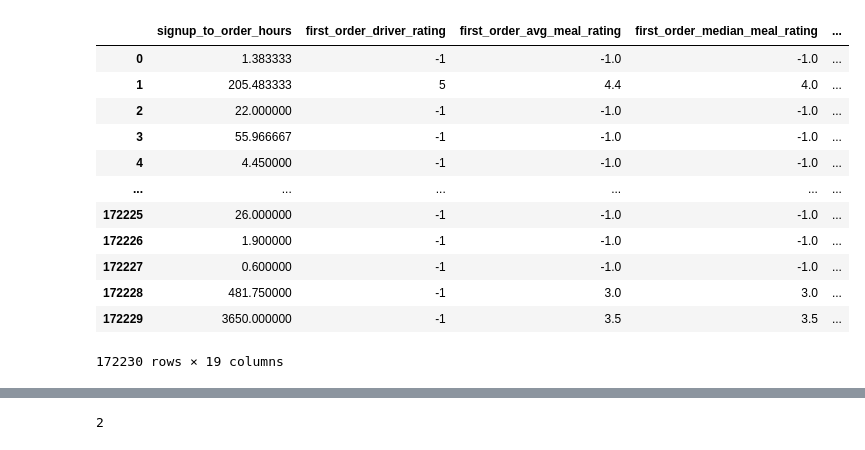
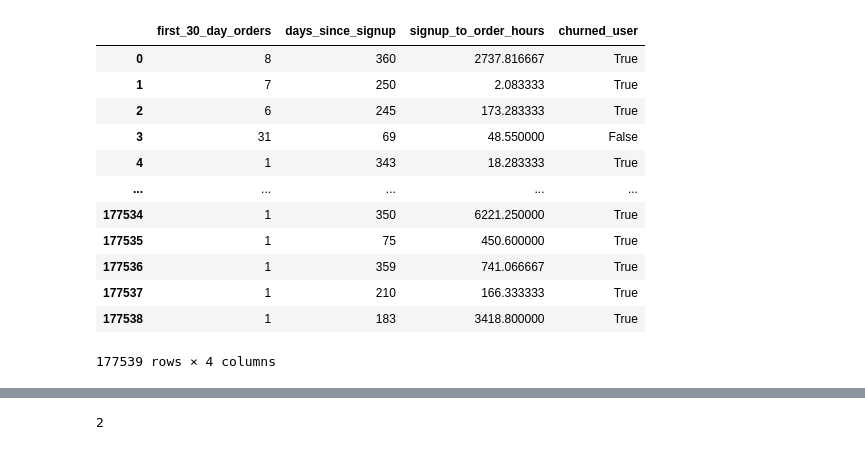
Before and after one commit to joesanfilippo/food_delivery_churn, a Jupyter notebook: notebooks/eda_notebook.ipynb, the cells around one changed output, grey strips where cells are left out. Saved outputs shown, nothing was run; the diff lists cells and outputs as text; code cells hidden in the pictures.

```diff
--- a/notebooks/eda_notebook.ipynb
+++ b/notebooks/eda_notebook.ipynb
@@ -20,8 +21,18 @@ from sklearn.metrics import roc_curve, auc, recall_score
 from matplotlib.ticker import PercentFormatter, StrMethodFormatter
 # %%
 def poll_job(s, redash_url, job):
+    """ Example code adopted from https://github.com/getredash/redash-toolbelt/blob/master/redash_toolbelt/examples/refresh_query.py
+    Args:
+        s (Request Session): A session from HTTP requests library
+        redash_url: Url of the Redash website to use
+        job: json job returned from the session response
+
+    Returns:
+        None
+        Polls Redash API for a query result
+    """
     while job['status'] not in (3,4):
-        response = s.get('{}/api/jobs/{}'.format(redash_url, job['id']))
+        response = s.get(f"{redash_url}/api/jobs/{job['id']}")
         job = response.json()['job']
         time.sleep(1)
 
@@ -31,10 +42,23 @@ def poll_job(s, redash_url, job):
     return None
 # %%
 def get_fresh_query_result(redash_url, query_id, api_key, params):
+    """ Example code adopted from https://github.com/getredash/redash-toolbelt/blob/master/redash_toolbelt/examples/refresh_query.py
+    Args:
+        redash_url (str): Url of the Redash website to use
+        query_id (int): Unique identifier of the query stored in Redash system
+        api_key (str): The Redash user's unique API key
+        params (dict): A dictionary of optional parameters to use in the format key = Param Name, value = Param value
+
+    Returns:
+        None
+        Polls Redash API for a query result
+    """
     s = requests.Session()
-    s.headers.update({'Authorization': 'Key {}'.format(api_key)})
+    s.headers.update({'Authorization': f"Key {api_key}"})
 
-    response = s.post('{}/api/queries/{}/refresh'.format(redash_url, query_id), params=params)
+    payload = dict(max_age=0, parameters=params)
+
+    response = s.post(f"{redash_url}/api/queries/{query_id}/results", data = json.dumps(payload))
 
     if response.status_code != 200:
         raise Exception('Refresh failed.')
@@ -42,7 +66,7 @@ def get_fresh_query_result(redash_url, query_id, api_key, params):
     result_id = poll_job(s, redash_url, response.json()['job'])
 
     if result_id:
-        response = s.get('{}/api/queries/{}/results/{}.json'.format(redash_url, query_id, result_id))
+        response = s.get(f"{redash_url}/api/queries/{query_id}/results/{result_id}.json")
         if response.status_code != 200:
             raise Exception('Failed getting results.')
     else:
@@ -58,0 +102,7 @@ churn_df = pd.DataFrame(churn_query)
+# %%
+params = {'p_param': ''}
+query_id = 714507
+api_key = os.environ['REDASH_API_KEY']
+link = os.environ['REDASH_LINK']
+churn_results = get_fresh_query_result(link, query_id, api_key, params)
+churn_df = pd.DataFrame(churn_results)
@@ -61,7 +127,7 @@ churn_df.columns = [col.lower() for col in churn_df.columns.tolist()]
 churn_df.signup_time_utc = pd.to_datetime(churn_df.signup_time_utc)
 churn_df.last_order_time_utc = pd.to_datetime(churn_df.last_order_time_utc)
 churn_df.first_order_delivered_on_time = churn_df.first_order_delivered_on_time.astype(bool)
-churn_df['first_order_discount_percent'] = churn_df.first_order_discount_amount / churn_df.first_order_gmv
+# churn_df['first_order_discount_percent'] = churn_df.first_order_discount_amount / churn_df.first_order_gmv
 signup_date = churn_df.signup_time_utc.map(lambda x: x.floor('D'))
 churn_df['days_since_signup'] = (pd.to_datetime('today').floor('D') - signup_date).map(lambda x: x.days)
 churn_date = pd.to_datetime('today').floor('D') - pd.Timedelta(days=30)
@@ -122,18 +188,18 @@ kde_columns
 # %%
 kde_data = churn_df.select_dtypes(include=[np.number, 'boolean']).drop('user_id', axis=1)
 kde_cols = kde_data.iloc[:,:kde_data.shape[1] - 1].columns.to_list()
-kde_data
+kde_data.loc[:,['first_30_day_orders','days_since_signup', 'signup_to_order_hours', 'churned_user']]
 # %% [output]
-|  | signup_to_order_hours | first_order_driver_rating | first_order_avg_meal_rating | first_order_median_meal_rating | ... |
-| 0 | 1.383333 | -1 | -1.0 | -1.0 | ... |
-| 1 | 205.483333 | 5 | 4.4 | 4.0 | ... |
-| 2 | 22.000000 | -1 | -1.0 | -1.0 | ... |
-| 3 | 55.966667 | -1 | -1.0 | -1.0 | ... |
-| 4 | 4.450000 | -1 | -1.0 | -1.0 | ... |
-| ... | ... | ... | ... | ... | ... |
-| 172225 | 26.000000 | -1 | -1.0 | -1.0 | ... |
-| 172226 | 1.900000 | -1 | -1.0 | -1.0 | ... |
-| 172227 | 0.600000 | -1 | -1.0 | -1.0 | ... |
-| 172228 | 481.750000 | -1 | 3.0 | 3.0 | ... |
-| 172229 | 3650.000000 | -1 | 3.5 | 3.5 | ... |
+|  | first_30_day_orders | days_since_signup | signup_to_order_hours | churned_user |
+| 0 | 8 | 360 | 2737.816667 | True |
+| 1 | 7 | 250 | 2.083333 | True |
+| 2 | 6 | 245 | 173.283333 | True |
+| 3 | 31 | 69 | 48.550000 | False |
+| 4 | 1 | 343 | 18.283333 | True |
+| ... | ... | ... | ... | ... |
+| 177534 | 1 | 350 | 6221.250000 | True |
+| 177535 | 1 | 75 | 450.600000 | True |
+| 177536 | 1 | 359 | 741.066667 | True |
+| 177537 | 1 | 210 | 166.333333 | True |
+| 177538 | 1 | 183 | 3418.800000 | True |
-172230 rows × 19 columns
+177539 rows × 4 columns
```
Also changed, not shown: parts of 10 cells of this notebook, 17 other files.
